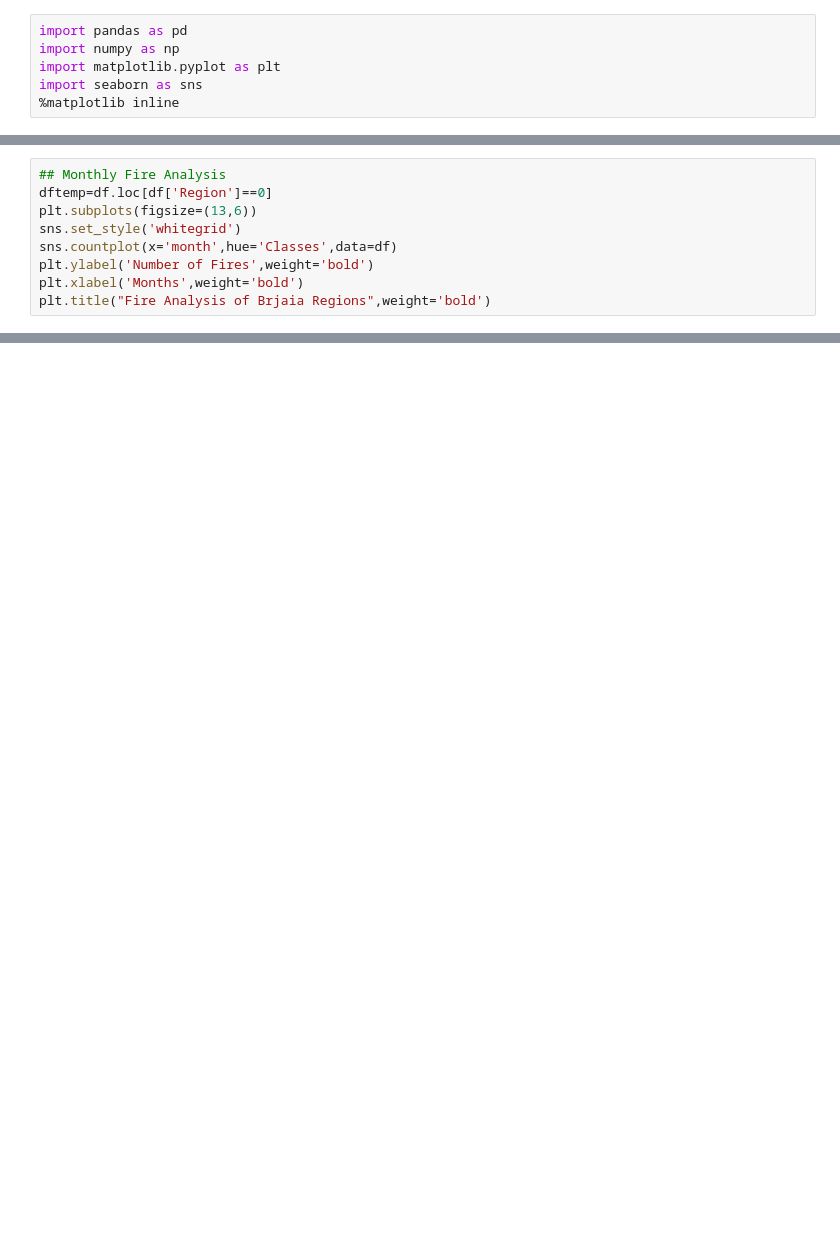
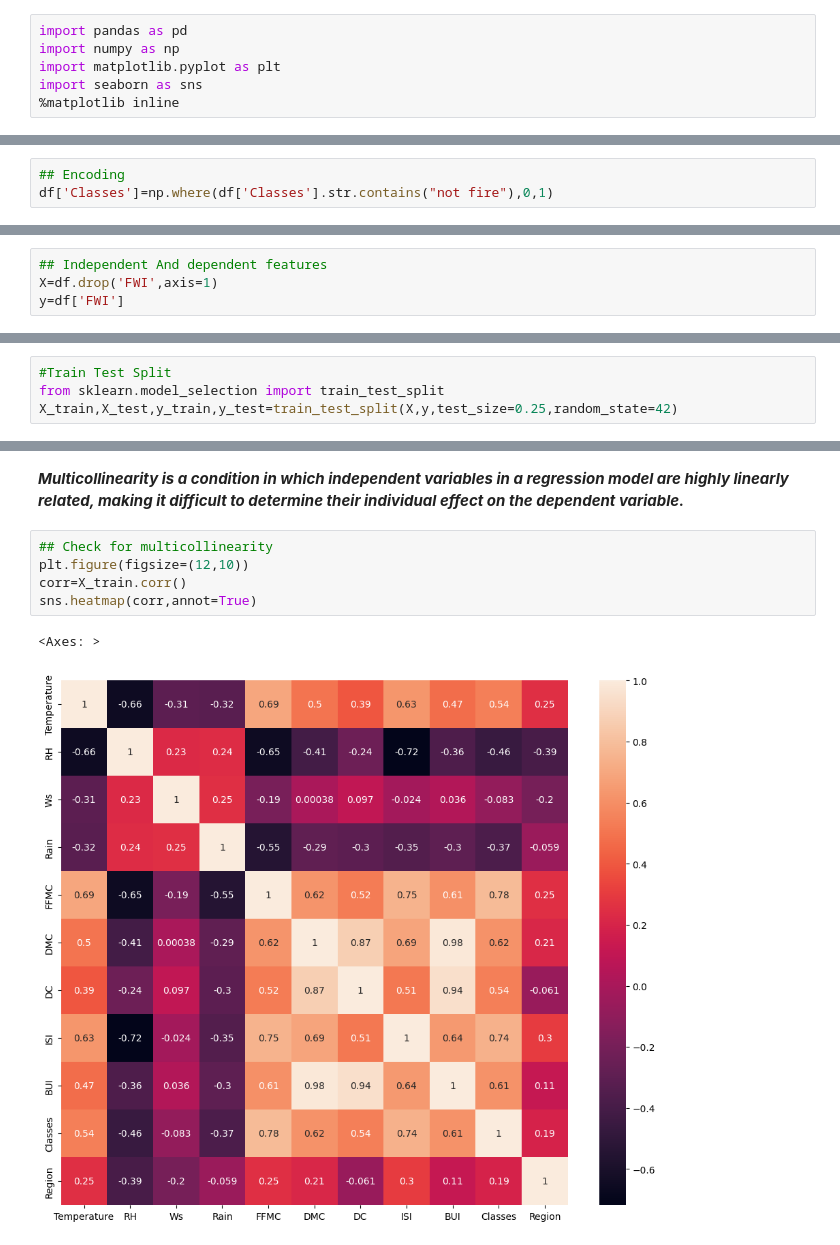
Before and after one commit to grippo-droid/Machine_Learning, a Jupyter notebook: Data Cleaning for Algerian_Forest_Fire_Dataset.ipynb, the cells around one changed output, grey strips where cells are left out. Saved outputs shown, nothing was run; the diff lists cells and outputs as text; blank space fills up the shorter version.

```diff
--- a/Data Cleaning for Algerian_Forest_Fire_Dataset.ipynb
+++ b/Data Cleaning for Algerian_Forest_Fire_Dataset.ipynb
@@ -428,9 +37,0 @@ Text(0.5, 1.0, 'Fire Analysis of Sidi- Bel Regions')
-# %%
-## Monthly Fire Analysis
-dftemp=df.loc[df['Region']==0]
-plt.subplots(figsize=(13,6))
-sns.set_style('whitegrid')
-sns.countplot(x='month',hue='Classes',data=df)
-plt.ylabel('Number of Fires',weight='bold')
-plt.xlabel('Months',weight='bold')
-plt.title("Fire Analysis of Brjaia Regions",weight='bold')
@@ -445,0 +52,3 @@ Less Fires was on September
+# %%
+## Encoding
+df['Classes']=np.where(df['Classes'].str.contains("not fire"),0,1)
@@ -445,0 +72,4 @@ Less Fires was on September
+# %%
+## Independent And dependent features
+X=df.drop('FWI',axis=1)
+y=df['FWI']
@@ -445,0 +102,4 @@ Less Fires was on September
+# %%
+#Train Test Split
+from sklearn.model_selection import train_test_split
+X_train,X_test,y_train,y_test=train_test_split(X,y,test_size=0.25,random_state=42)
@@ -445,0 +126,10 @@ Less Fires was on September
+# %% [markdown]
+***Multicollinearity is a condition in which independent variables in a regression model are highly linearly related, making it difficult to determine their individual effect on the dependent variable.***
+# %%
+## Check for multicollinearity
+plt.figure(figsize=(12,10))
+corr=X_train.corr()
+sns.heatmap(corr,annot=True)
+# %% [output]
+<Axes: >
+[figure, added]
```
Also changed, not shown: parts of 84 cells of this notebook.
